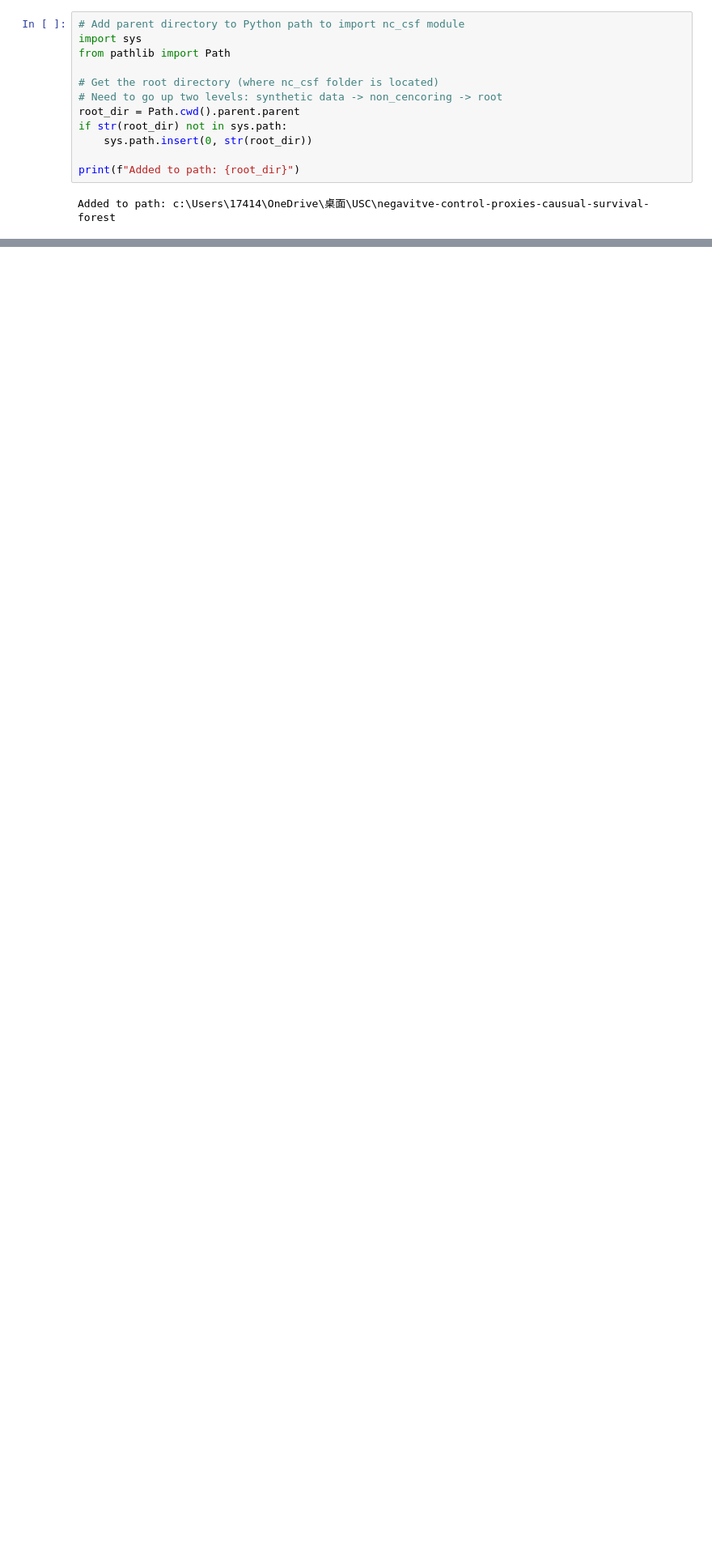
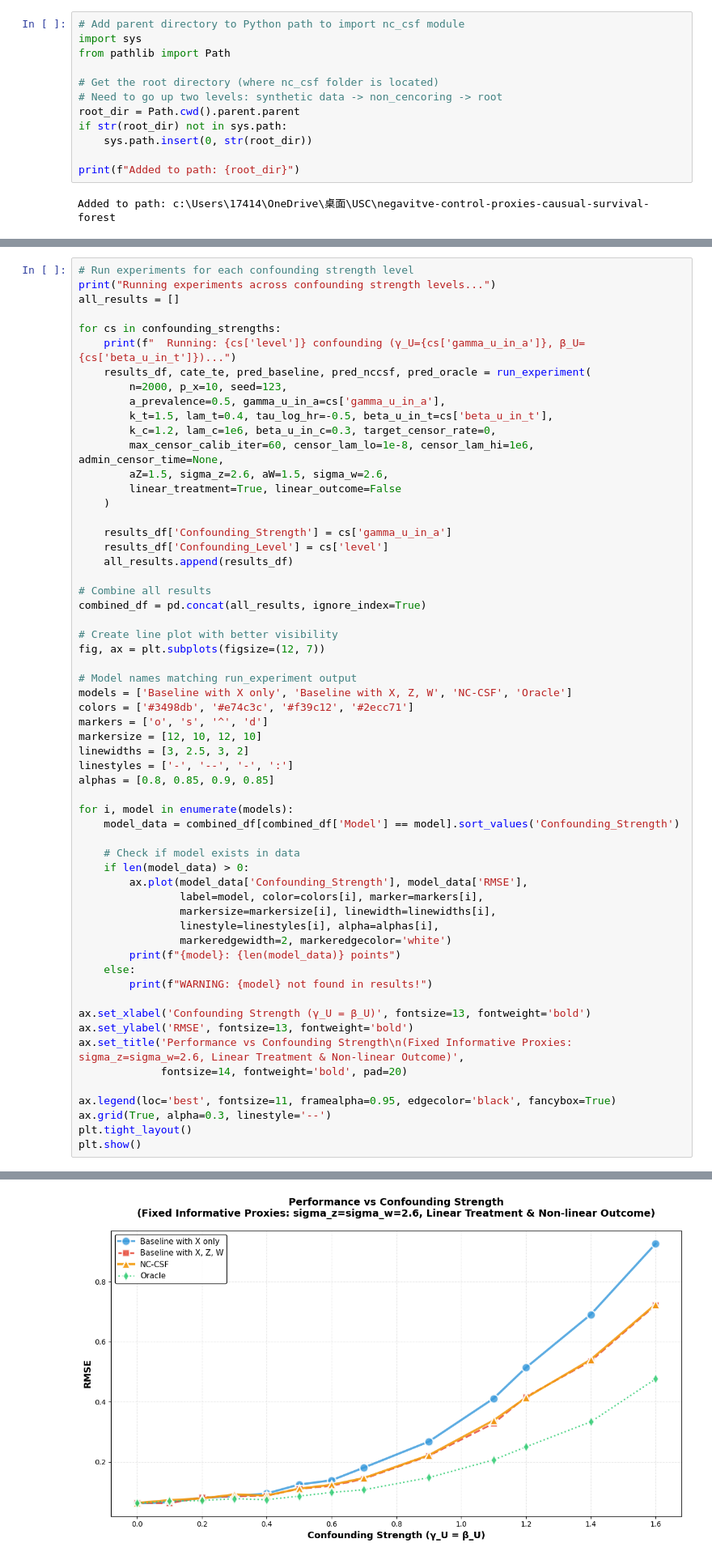
Before and after one commit to Tsuuunade/negavitve-control-proxies-causual-survival-forest, a Jupyter notebook: non_cencoring/synthetic data/result_graph.ipynb, the cells around one changed output, grey strips where cells are left out. Shown at 81% size. Drawn from its saved outputs; the diff is of its cells as text; blank space fills up the shorter version.

```diff
--- a/non_cencoring/synthetic data/result_graph.ipynb
+++ b/non_cencoring/synthetic data/result_graph.ipynb
@@ -216,0 +358,60 @@ Oracle: 13 points
+# %%
+# Run experiments for each confounding strength level
+print("Running experiments across confounding strength levels...")
+all_results = []
+
+for cs in confounding_strengths:
+    print(f"  Running: {cs['level']} confounding (γ_U={cs['gamma_u_in_a']}, β_U={cs['beta_u_in_t']})...")
+    results_df, cate_te, pred_baseline, pred_nccsf, pred_oracle = run_experiment(
+        n=2000, p_x=10, seed=123,
+        a_prevalence=0.5, gamma_u_in_a=cs['gamma_u_in_a'],
+        k_t=1.5, lam_t=0.4, tau_log_hr=-0.5, beta_u_in_t=cs['beta_u_in_t'],
+        k_c=1.2, lam_c=1e6, beta_u_in_c=0.3, target_censor_rate=0,
+        max_censor_calib_iter=60, censor_lam_lo=1e-8, censor_lam_hi=1e6, admin_censor_time=None,
+        aZ=1.5, sigma_z=2.6, aW=1.5, sigma_w=2.6,
+        linear_treatment=True, linear_outcome=False
+    )
+
+    results_df['Confounding_Strength'] = cs['gamma_u_in_a']
+    results_df['Confounding_Level'] = cs['level']
+    all_results.append(results_df)
+
+# Combine all results
+combined_df = pd.concat(all_results, ignore_index=True)
+
+# Create line plot with better visibility
+fig, ax = plt.subplots(figsize=(12, 7))
+
+# Model names matching run_experiment output
+models = ['Baseline with X only', 'Baseline with X, Z, W', 'NC-CSF', 'Oracle']
+colors = ['#3498db', '#e74c3c', '#f39c12', '#2ecc71']
+markers = ['o', 's', '^', 'd']
+markersize = [12, 10, 12, 10]
+linewidths = [3, 2.5, 3, 2]
+linestyles = ['-', '--', '-', ':']
+alphas = [0.8, 0.85, 0.9, 0.85]
+
+for i, model in enumerate(models):
+    model_data = combined_df[combined_df['Model'] == model].sort_values('Confounding_Strength')
+
+    # Check if model exists in data
+    if len(model_data) > 0:
+        ax.plot(model_data['Confounding_Strength'], model_data['RMSE'],
+                label=model, color=colors[i], marker=markers[i],
+                markersize=markersize[i], linewidth=linewidths[i],
+                linestyle=linestyles[i], alpha=alphas[i],
+                markeredgewidth=2, markeredgecolor='white')
+        print(f"{model}: {len(model_data)} points")
+    else:
+        print(f"WARNING: {model} not found in results!")
+
+ax.set_xlabel('Confounding Strength (γ_U = β_U)', fontsize=13, fontweight='bold')
+ax.set_ylabel('RMSE', fontsize=13, fontweight='bold')
+ax.set_title('Performance vs Confounding Strength\n(Fixed Informative Proxies: sigma_z=sigma_w=2.6, Linear Treatment & Non-linear Outcome)',
+             fontsize=14, fontweight='bold', pad=20)
+
+ax.legend(loc='best', fontsize=11, framealpha=0.95, edgecolor='black', fancybox=True)
+ax.grid(True, alpha=0.3, linestyle='--')
+plt.tight_layout()
+plt.show()
+# %% [output]
@@ -216,0 +436 @@ Oracle: 13 points
+[figure, added]
```
Also changed, not shown: parts of 7 cells of this notebook, 4 other files.
